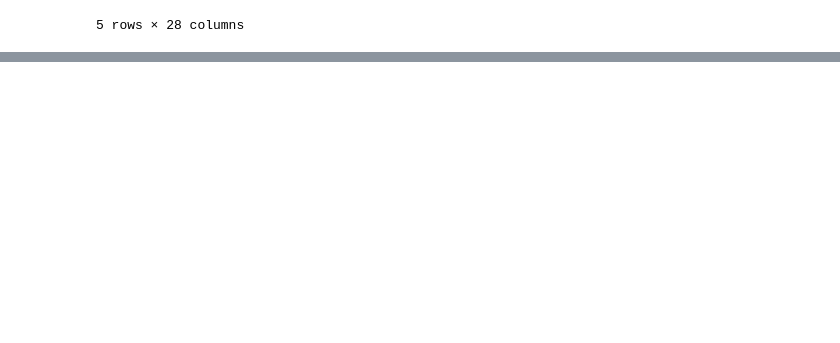
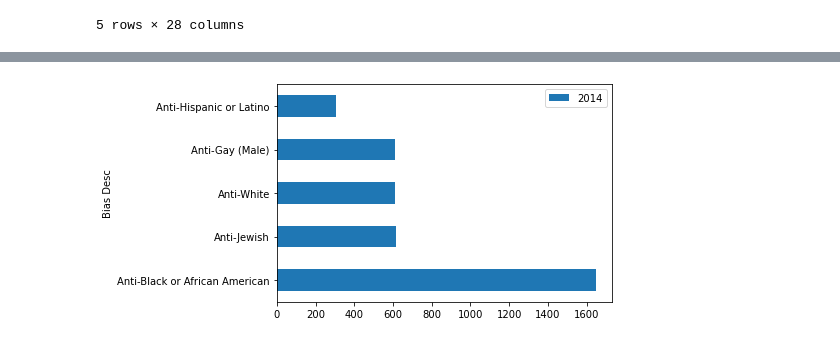
Before and after one commit to sjplaza/privateinvestigators, a Jupyter notebook: Project 1.ipynb, the cells around one changed output, grey strips where cells are left out. Cells and saved outputs as stored; diff of their text form; code cells hidden in the pictures; blank space fills up the shorter version.

```diff
--- a/Project 1.ipynb
+++ b/Project 1.ipynb
@@ -135,0 +88,6 @@ Name: OFFENSE_NAME, Length: 118, dtype: int64
+# %%
+bias16 = years_df.loc[years_df['DATA_YEAR'] == 2016,:]['BIAS_DESC'].value_counts()
+bias16 = pd.DataFrame(bias16)
+bias16.rename(columns={'BIAS_DESC':'2016'}, inplace=True)
+bias16_df = bias16.loc[bias16['2016']>=300]
+bias16_df
@@ -135,0 +102,6 @@ Name: OFFENSE_NAME, Length: 118, dtype: int64
+# %%
+bias17 = years_df.loc[years_df['DATA_YEAR'] == 2017,:]['BIAS_DESC'].value_counts()
+bias17 = pd.DataFrame(bias17)
+bias17.rename(columns={'BIAS_DESC':'2017'}, inplace=True)
+bias17_df = bias17.loc[bias17['2017']>=300]
+bias17_df
@@ -135,0 +115,6 @@ Name: OFFENSE_NAME, Length: 118, dtype: int64
+# %%
+bias18 = years_df.loc[years_df['DATA_YEAR'] == 2018,:]['BIAS_DESC'].value_counts()
+bias18 = pd.DataFrame(bias18)
+bias18.rename(columns={'BIAS_DESC':'2018'}, inplace=True)
+bias18_df = bias18.loc[bias18['2018']>=300]
+bias18_df
@@ -135,0 +129,4 @@ Name: OFFENSE_NAME, Length: 118, dtype: int64
+# %%
+updtd_df = pd.concat([total_df, bias14_df, bias15_df, bias16_df, bias17_df, bias18_df], axis=1)
+chart_df = updtd_df.dropna().reset_index().rename(columns={'index':'Bias Desc'})
+chart_df
@@ -135,0 +140,5 @@ Name: OFFENSE_NAME, Length: 118, dtype: int64
+# %%
+# Generate a bar plot
+chart14 = chart_df.plot.barh(x='Bias Desc', y='2014')
+# %% [output]
+[figure, added]
```
Also changed, not shown: parts of 21 cells of this notebook.
